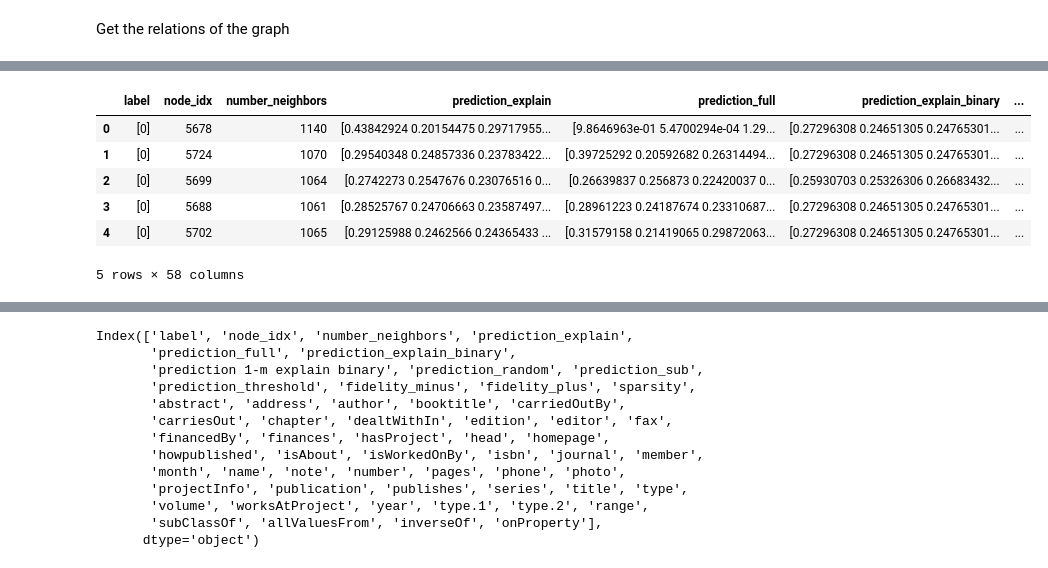
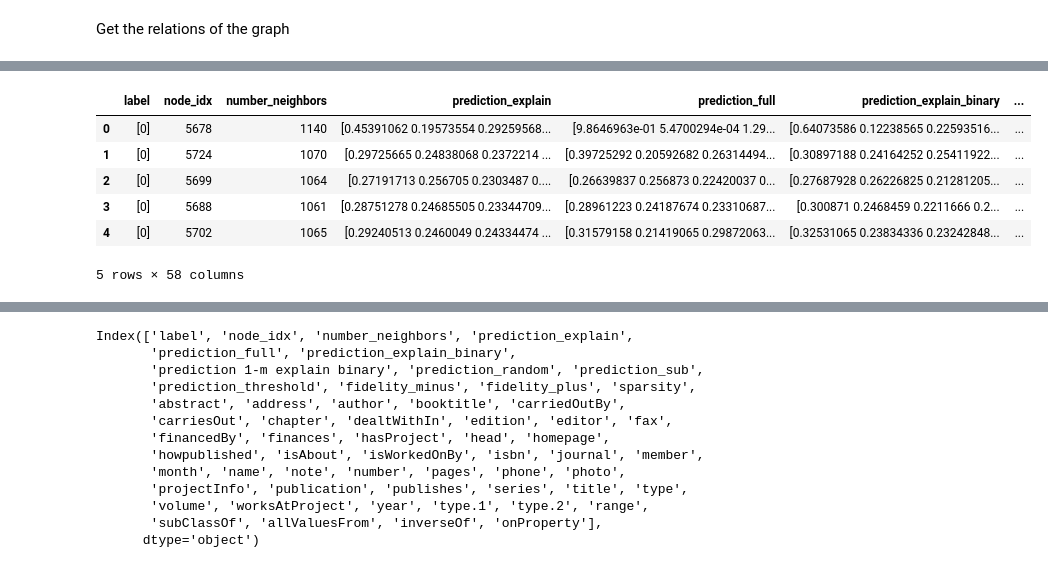
Before and after one commit to traopia/RGCN-Explainer, a Jupyter notebook: RGCN_stuff/statistical_analysis.ipynb, the cells around one changed output, grey strips where cells are left out. Cells and saved outputs as stored; diff of their text form; code cells hidden in the pictures.

```diff
--- a/RGCN_stuff/statistical_analysis.ipynb
+++ b/RGCN_stuff/statistical_analysis.ipynb
@@ -252,14 +252,14 @@ def fidelity_objective(res_full, res_explain):
     return 1- (res_full - res_explain )
 # %%
 #new output ehhehe
-df_threshold = pd.read_csv('chk/aifb_chk/exp/init_normal_hops_2_lr_0.1_adaptive_False_size_5e-05_sizestd_adaptive_ent_10_type_1_killtype_True_break_no/Relation_Importance/Relations_Important_aifb_full_threshold.csv', sep=',')
+df_threshold = pd.read_csv('chk/aifb_chk/exp/init_normal_hops_2_lr_0.1_adaptive_False_size_5e-05_sizestd_adaptive_ent_-1_type_-1_killtype_True_break_no/Relation_Importance/Relations_Important_aifb_full_threshold.csv', sep=',')
 df_threshold.head(5)
 # %% [output]
 |  | label | node_idx | number_neighbors | prediction_explain | prediction_full | prediction_explain_binary | ... |
-| 0 | [0] | 5678 | 1140 | [0.43842924 0.20154475 0.29717955... | [9.8646963e-01 5.4700294e-04 1.29... | [0.27296308 0.24651305 0.24765301... | ... |
-| 1 | [0] | 5724 | 1070 | [0.29540348 0.24857336 0.23783422... | [0.39725292 0.20592682 0.26314494... | [0.27296308 0.24651305 0.24765301... | ... |
-| 2 | [0] | 5699 | 1064 | [0.2742273 0.2547676 0.23076516 0... | [0.26639837 0.256873 0.22420037 0... | [0.25930703 0.25326306 0.26683432... | ... |
-| 3 | [0] | 5688 | 1061 | [0.28525767 0.24706663 0.23587497... | [0.28961223 0.24187674 0.23310687... | [0.27296308 0.24651305 0.24765301... | ... |
-| 4 | [0] | 5702 | 1065 | [0.29125988 0.2462566 0.24365433 ... | [0.31579158 0.21419065 0.29872063... | [0.27296308 0.24651305 0.24765301... | ... |
+| 0 | [0] | 5678 | 1140 | [0.45391062 0.19573554 0.29259568... | [9.8646963e-01 5.4700294e-04 1.29... | [0.64073586 0.12238565 0.22593516... | ... |
+| 1 | [0] | 5724 | 1070 | [0.29725665 0.24838068 0.2372214 ... | [0.39725292 0.20592682 0.26314494... | [0.30897188 0.24164252 0.25411922... | ... |
+| 2 | [0] | 5699 | 1064 | [0.27191713 0.256705 0.2303487 0.... | [0.26639837 0.256873 0.22420037 0... | [0.27687928 0.26226825 0.21281205... | ... |
+| 3 | [0] | 5688 | 1061 | [0.28751278 0.24685505 0.23344709... | [0.28961223 0.24187674 0.23310687... | [0.300871 0.2468459 0.2211666 0.2... | ... |
+| 4 | [0] | 5702 | 1065 | [0.29240513 0.2460049 0.24334474 ... | [0.31579158 0.21419065 0.29872063... | [0.32531065 0.23834336 0.23242848... | ... |
 5 rows × 58 columns
 # %%
```
Also changed, not shown: parts of 4 cells of this notebook, 8 other files.
